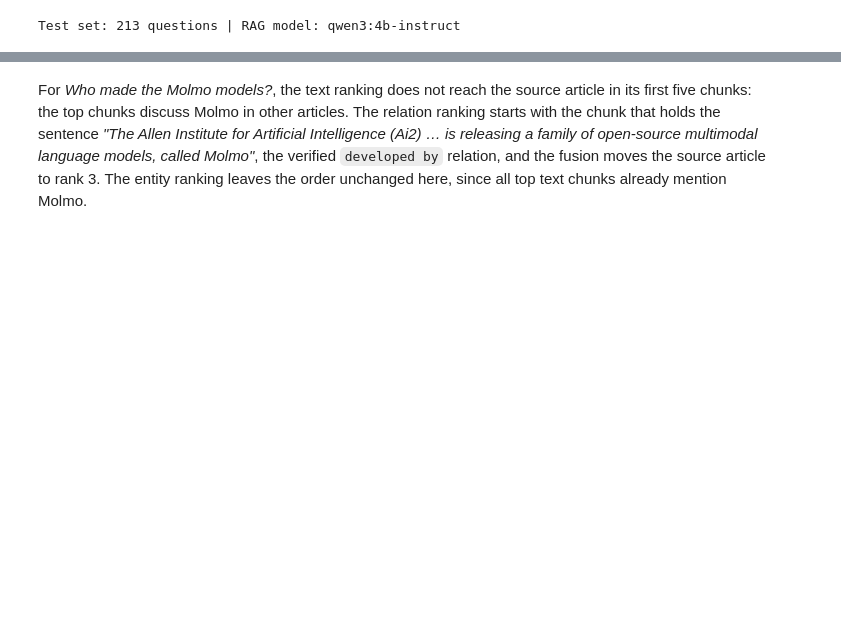
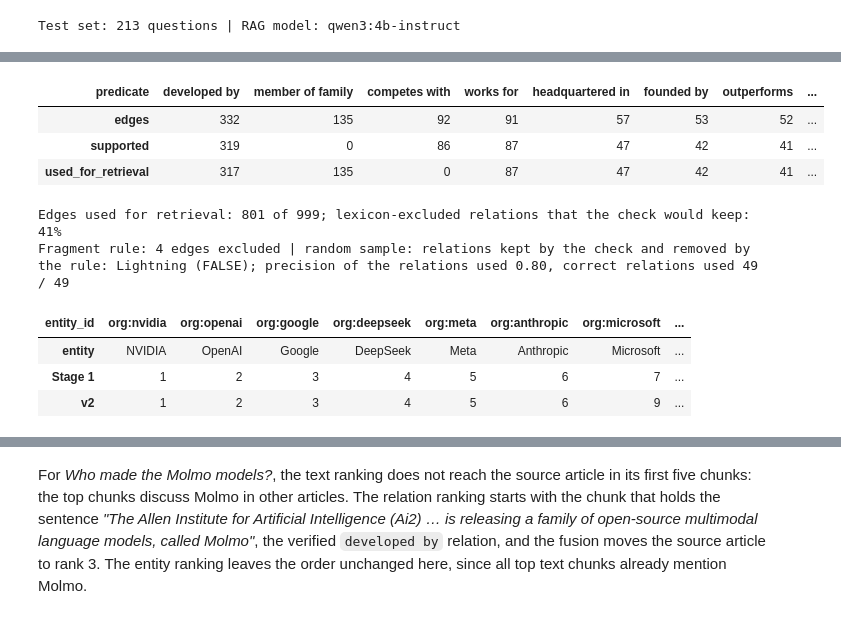
Before and after one commit to jihyeon26/computational-language-technology-hs26, a Jupyter notebook: stage3/work_packages/stage3_wp2_graph_rag.ipynb, the cells around one changed output, grey strips where cells are left out. Saved outputs shown, nothing was run; the diff lists cells and outputs as text; code cells hidden in the pictures; blank space fills up the shorter version.

```diff
--- a/stage3/work_packages/stage3_wp2_graph_rag.ipynb
+++ b/stage3/work_packages/stage3_wp2_graph_rag.ipynb
@@ -90,0 +284,64 @@ Test set: 213 questions | RAG model: qwen3:4b-instruct
+# %%
+edges = with_key(edges).merge(edge_support, on="key", how="left", validate="one_to_one")
+edges.loc[edges["knowledge_layer"].eq("curated_lexicon"), "support_status"] = "no_passage"
+edges.loc[edges["knowledge_layer"].eq("name_pattern"), "support_status"] = "name_pattern"
+human_true = edges["review_status"].isin(["reviewed_true", "checked_true_human"])
+edges["relation_reliability"] = np.where(edges["predicate"].eq("competes with"), "low", "standard")
+is_fragment = lambda ids: ids.map(labels_of).astype(str).str.strip().str.lower().isin(GENERIC_NAMES)
+edges["name_fragment"] = is_fragment(edges["subject_id"]) | is_fragment(edges["object_id"])
+edges["retrieval_eligible"] = ((edges["support_status"].isin(["supported", "name_pattern"])
+                                | (edges["knowledge_layer"].eq("article_claim") & human_true))
+                               & edges["relation_reliability"].eq("standard") & ~edges["name_fragment"])
+
+by_predicate = (edges[edges["knowledge_layer"].ne("curated_lexicon")].groupby("predicate")
+                .agg(edges=("key", "size"), supported=("support_status", lambda s: int(s.eq("supported").sum())),
+                     used_for_retrieval=("retrieval_eligible", "sum"))
+                .sort_values("edges", ascending=False))
+display(by_predicate[by_predicate["edges"] >= 10].T)
+
+conflict_support = with_key(conflicts.rename(columns={"head_id": "subject_id", "relation": "predicate", "tail_id": "object_id"}))
+conflict_support = conflict_support.merge(edge_support, on="key", how="left")
+print(f"Edges used for retrieval: {int(edges['retrieval_eligible'].sum())} of {len(edges)}; "
+      f"lexicon-excluded relations that the check would keep: {conflict_support['support_status'].eq('supported').mean():.0%}")
+
+# The fragment rule on the labelled relations (random sample, relations other than competes with)
+sample = decided[decided["label_set"].eq("random sample") & decided["relations"].eq("other relations")].copy()
+sample["fragment"] = is_fragment(sample["subject_id"]) | is_fragment(sample["object_id"])
+used = sample["kept"] & ~sample["fragment"]
+fragment_removed = sample[sample["kept"] & sample["fragment"]]
+precision_used = sample.loc[used, "is_true"].mean()
+print(f"Fragment rule: {int(edges['name_fragment'].sum())} edges excluded | random sample: relations kept by the check "
+      f"and removed by the rule: {', '.join(fragment_removed['subject_id'].map(labels_of) + ' (' + fragment_removed['label'] + ')')}; "
+      f"precision of the relations used {precision_used:.2f}, correct relations used "
+      f"{int((sample['is_true'] & used).sum())} / {int(sample['is_true'].sum())}")
+# %% [output]
+| predicate | developed by | member of family | competes with | works for | headquartered in | founded by | outperforms | ... |
+| edges | 332 | 135 | 92 | 91 | 57 | 53 | 52 | ... |
+| supported | 319 | 0 | 86 | 87 | 47 | 42 | 41 | ... |
+| used_for_retrieval | 317 | 135 | 0 | 87 | 47 | 42 | 41 | ... |
+Edges used for retrieval: 801 of 999; lexicon-excluded relations that the check would keep: 41%
+Fragment rule: 4 edges excluded | random sample: relations kept by the check and removed by the rule: Lightning (FALSE); precision of the relations used 0.80, correct relations used 49 / 49
+# %%
+def analysis_graph(edge_table, weight_column):
+    graph = nx.MultiDiGraph()
+    for row in edge_table.itertuples(index=False):
+        graph.add_node(row.subject_id, label=labels_of.get(row.subject_id))
+        graph.add_node(row.object_id, label=labels_of.get(row.object_id))
+        graph.add_edge(row.subject_id, row.object_id, key=row.predicate, weight=max(float(getattr(row, weight_column)), 1.0))
+    return graph
+
+def pagerank_ranks(edge_table, weight_column):
+    view = edge_table[~edge_table["predicate_group"].eq("ATTRIBUTE") & ~edge_table["added_by"].eq("model_name_member")]
+    metrics = calculate_node_metrics(analysis_graph(view, weight_column), "typed", "weight", sample_size=1000, seed=SEED)
+    return pd.Series(np.arange(1, len(metrics) + 1), index=metrics["entity_id"])
+
+stage1_rank = pagerank_ranks(edges, "document_count")
+v2_rank = pagerank_ranks(edges[edges["retrieval_eligible"] & edges["has_article_claim"]], "article_documents")
+ranks = pd.DataFrame({"entity": stage1_rank.index.map(labels_of), "Stage 1": stage1_rank,
+                      "v2": v2_rank.reindex(stage1_rank.index).astype("Int64")}).head(12)
+display(ranks.T)
+# %% [output]
+| entity_id | org:nvidia | org:openai | org:google | org:deepseek | org:meta | org:anthropic | org:microsoft | ... |
+| entity | NVIDIA | OpenAI | Google | DeepSeek | Meta | Anthropic | Microsoft | ... |
+| Stage 1 | 1 | 2 | 3 | 4 | 5 | 6 | 7 | ... |
+| v2 | 1 | 2 | 3 | 4 | 5 | 6 | 9 | ... |
```
Also changed, not shown: parts of 45 cells of this notebook, 11 other files.
